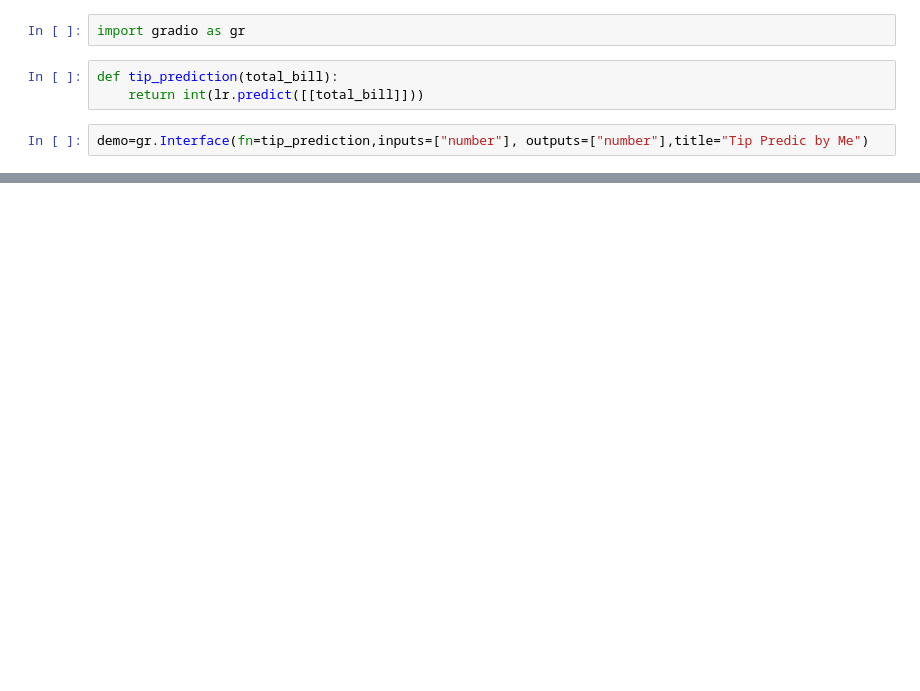
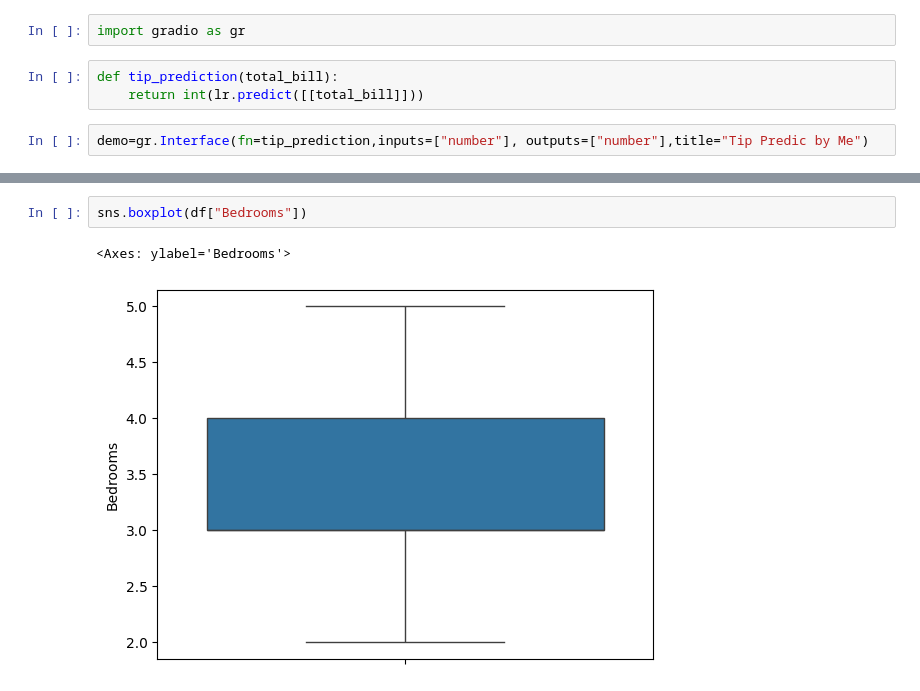
Before and after one commit to Saipranith05/Linear_regression, a Jupyter notebook: app.ipynb, the cells around one changed output, grey strips where cells are left out. Drawn from its saved outputs; the diff is of its cells as text; blank space fills up the shorter version.

```diff
--- a/app.ipynb
+++ b/app.ipynb
@@ -304,0 +331,5 @@ Please check your internet connection. This can happen if your antivirus softwar
+# %%
+sns.boxplot(df["Bedrooms"])
+# %% [output]
+<Axes: ylabel='Bedrooms'>
+[figure, added]
```
Also changed, not shown: parts of 35 cells of this notebook, 8 other files.
